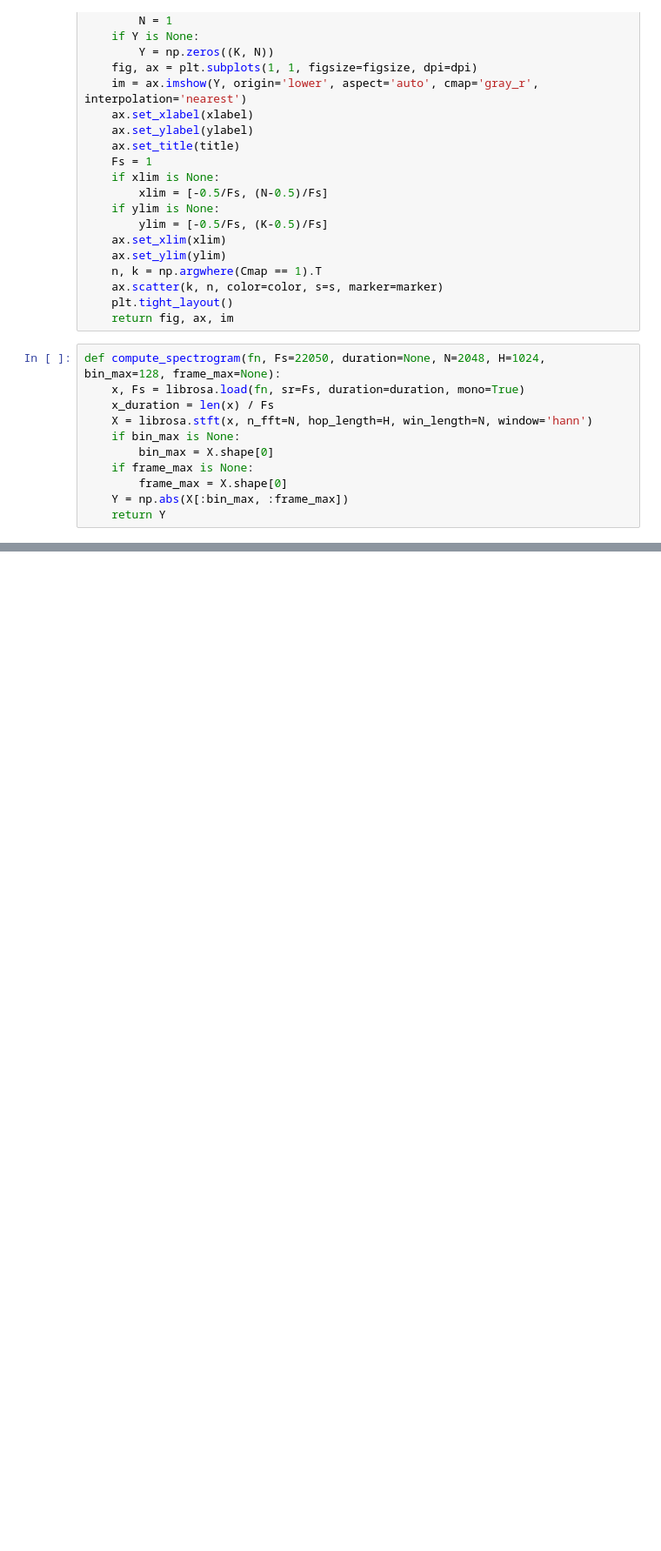
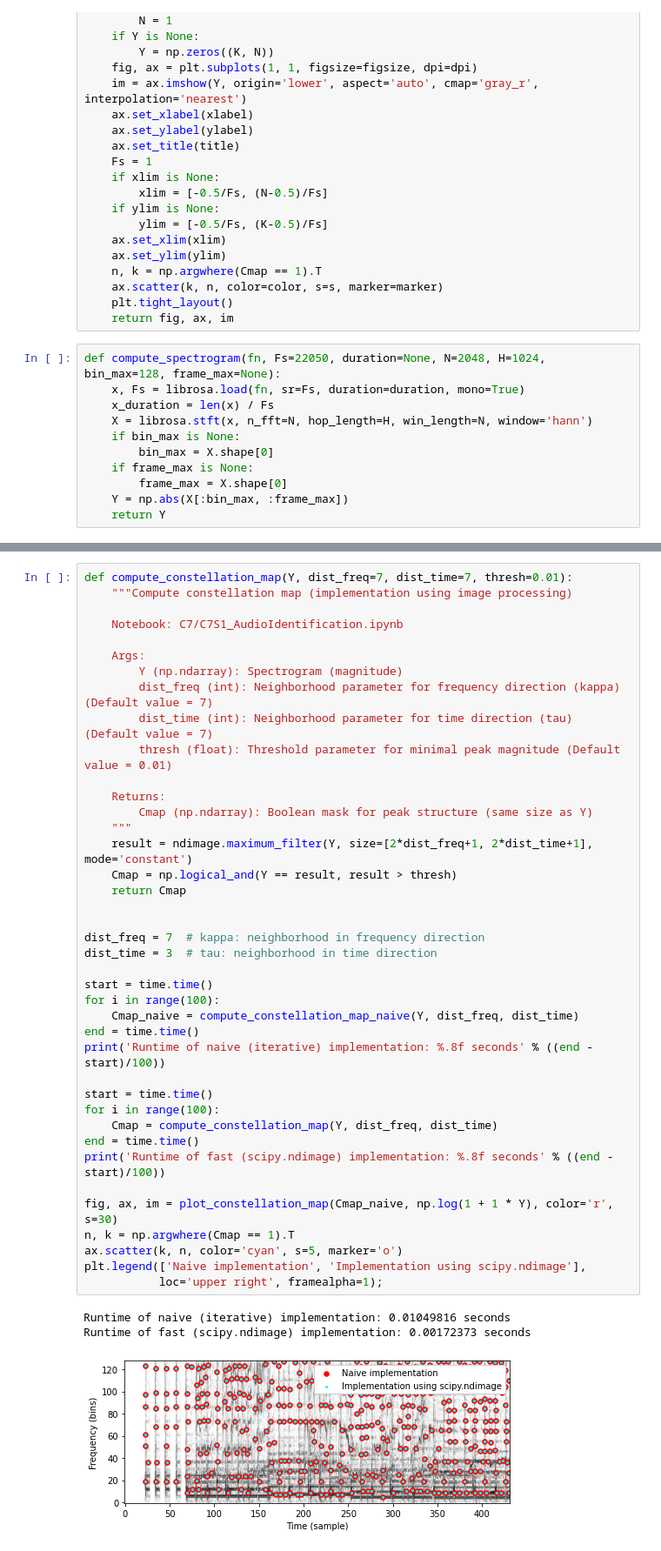
Before and after one commit to oyd11/music_match_libfmp, a Jupyter notebook: C7S1_AudioIdentification_kobic.ipynb, the cells around one changed output, grey strips where cells are left out. Shown: that part at 87% size. Drawn from its saved outputs; the diff is of its cells as text; blank space fills up the shorter version.

```diff
--- a/C7S1_AudioIdentification_kobic.ipynb
+++ b/C7S1_AudioIdentification_kobic.ipynb
@@ -152,0 +154,44 @@ TypeError: not all arguments converted during string formatting
+# %%
+def compute_constellation_map(Y, dist_freq=7, dist_time=7, thresh=0.01):
+    """Compute constellation map (implementation using image processing)
+
+    Notebook: C7/C7S1_AudioIdentification.ipynb
+
+    Args:
+        Y (np.ndarray): Spectrogram (magnitude)
+        dist_freq (int): Neighborhood parameter for frequency direction (kappa) (Default value = 7)
+        dist_time (int): Neighborhood parameter for time direction (tau) (Default value = 7)
+        thresh (float): Threshold parameter for minimal peak magnitude (Default value = 0.01)
+
+    Returns:
+        Cmap (np.ndarray): Boolean mask for peak structure (same size as Y)
+    """
+    result = ndimage.maximum_filter(Y, size=[2*dist_freq+1, 2*dist_time+1], mode='constant')
+    Cmap = np.logical_and(Y == result, result > thresh)
+    return Cmap
+
+
+dist_freq = 7  # kappa: neighborhood in frequency direction
+dist_time = 3  # tau: neighborhood in time direction
+
+start = time.time()
+for i in range(100):
+    Cmap_naive = compute_constellation_map_naive(Y, dist_freq, dist_time)
+end = time.time()
+print('Runtime of naive (iterative) implementation: %.8f seconds' % ((end - start)/100))
+
+start = time.time()
+for i in range(100):
+    Cmap = compute_constellation_map(Y, dist_freq, dist_time)
+end = time.time()
+print('Runtime of fast (scipy.ndimage) implementation: %.8f seconds' % ((end - start)/100))
+
+fig, ax, im = plot_constellation_map(Cmap_naive, np.log(1 + 1 * Y), color='r', s=30)
+n, k = np.argwhere(Cmap == 1).T
+ax.scatter(k, n, color='cyan', s=5, marker='o')
+plt.legend(['Naive implementation', 'Implementation using scipy.ndimage'],
+           loc='upper right', framealpha=1);
+# %% [output]
+Runtime of naive (iterative) implementation: 0.01049816 seconds
+Runtime of fast (scipy.ndimage) implementation: 0.00172373 seconds
+[figure, added]
```
Also changed, not shown: parts of 7 cells of this notebook.
